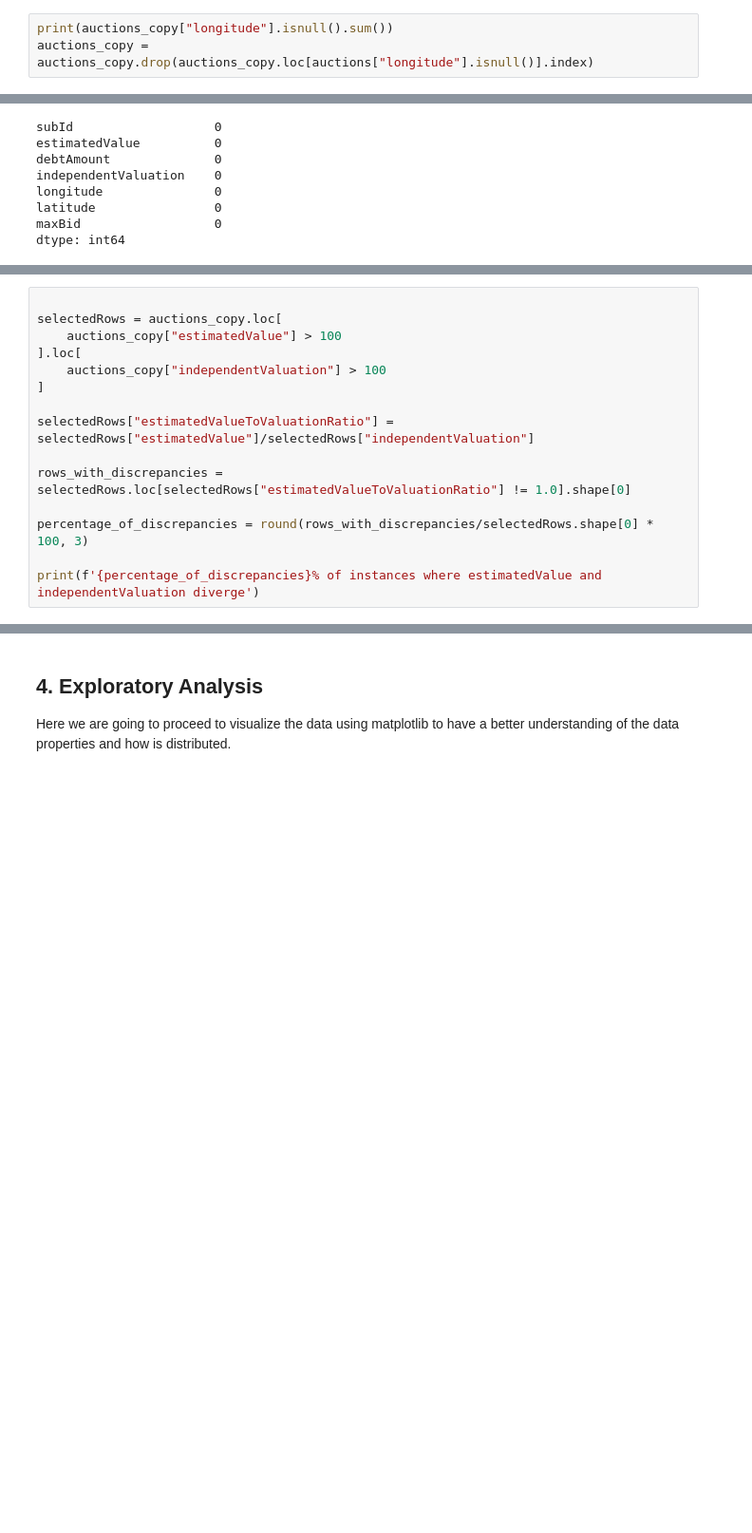
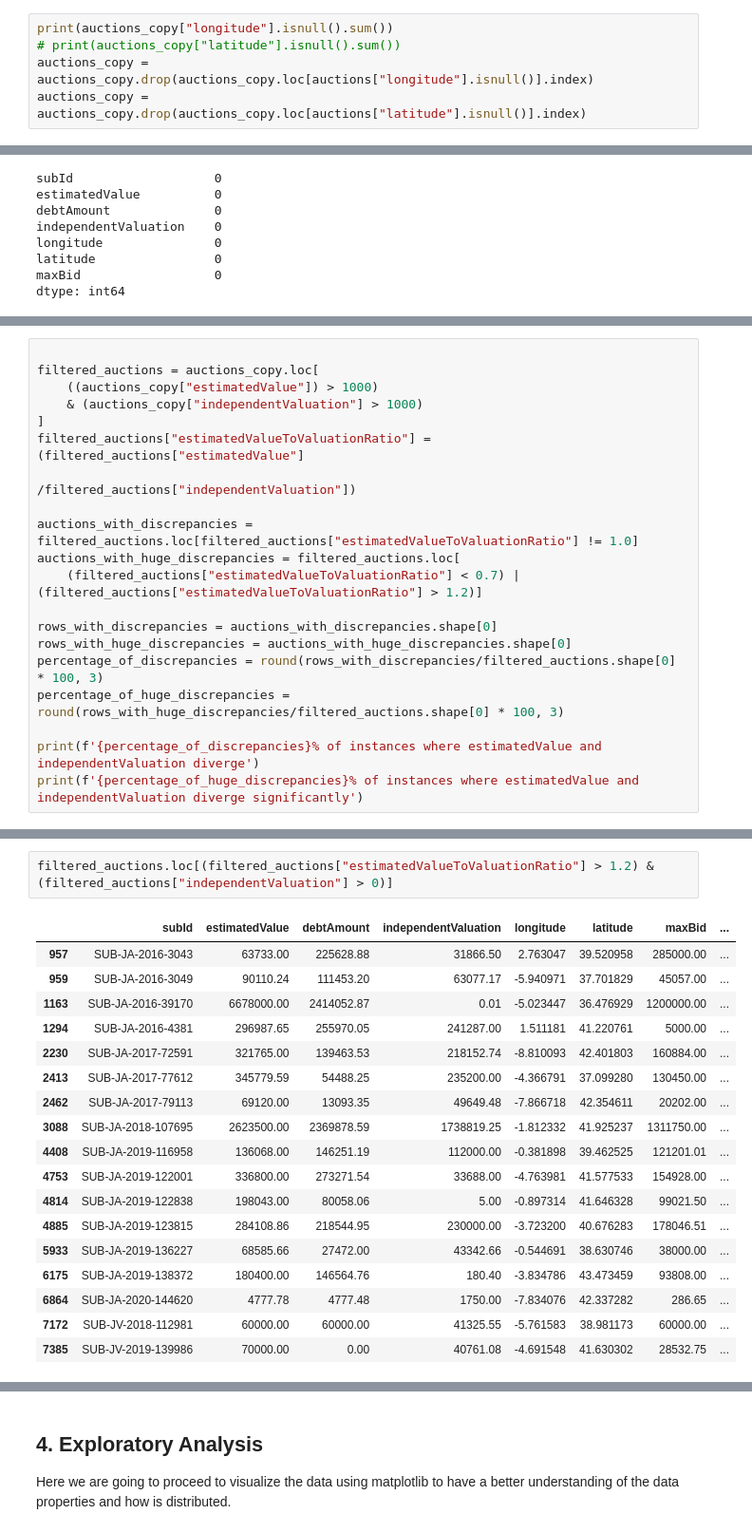
Before and after one commit to alexxxmf/scraper-for-repossesions, a Jupyter notebook: Predicting prices for repossessed assets in the Spanish market.ipynb, the cells around one changed output, grey strips where cells are left out. Shown at 95% size. Cells and saved outputs as stored; diff of their text form; blank space fills up the shorter version.

```diff
--- a/Predicting prices for repossessed assets in the Spanish market.ipynb
+++ b/Predicting prices for repossessed assets in the Spanish market.ipynb
@@ -103,6 +105,8 @@ auctions_copy.sample(10)
 # %%
 print(auctions_copy["longitude"].isnull().sum())
+# print(auctions_copy["latitude"].isnull().sum())
 auctions_copy = auctions_copy.drop(auctions_copy.loc[auctions["longitude"].isnull()].index)
+auctions_copy = auctions_copy.drop(auctions_copy.loc[auctions["latitude"].isnull()].index)
 # %% [output]
 146
 # %%
@@ -119,16 +125,21 @@ dtype: int64
 # %%
 
-selectedRows = auctions_copy.loc[
-    auctions_copy["estimatedValue"] > 100
-].loc[
-    auctions_copy["independentValuation"] > 100
+filtered_auctions = auctions_copy.loc[
+    ((auctions_copy["estimatedValue"]) > 1000)
+    & (auctions_copy["independentValuation"] > 1000)
 ]
+filtered_auctions["estimatedValueToValuationRatio"] = (filtered_auctions["estimatedValue"]
+                                                       /filtered_auctions["independentValuation"])
 
-selectedRows["estimatedValueToValuationRatio"] = selectedRows["estimatedValue"]/selectedRows["independentValuation"]
+auctions_with_discrepancies = filtered_auctions.loc[filtered_auctions["estimatedValueToValuationRatio"] != 1.0]
+auctions_with_huge_discrepancies = filtered_auctions.loc[
+    (filtered_auctions["estimatedValueToValuationRatio"] < 0.7) | (filtered_auctions["estimatedValueToValuationRatio"] > 1.2)]
 
-rows_with_discrepancies = selectedRows.loc[selectedRows["estimatedValueToValuationRatio"] != 1.0].shape[0]
-
-percentage_of_discrepancies = round(rows_with_discrepancies/selectedRows.shape[0] * 100, 3)
+rows_with_discrepancies = auctions_with_discrepancies.shape[0]
+rows_with_huge_discrepancies = auctions_with_huge_discrepancies.shape[0]
+percentage_of_discrepancies = round(rows_with_discrepancies/filtered_auctions.shape[0] * 100, 3)
+percentage_of_huge_discrepancies = round(rows_with_huge_discrepancies/filtered_auctions.shape[0] * 100, 3)
 
 print(f'{percentage_of_discrepancies}% of instances where estimatedValue and independentValuation diverge')
+print(f'{percentage_of_huge_discrepancies}% of instances where estimatedValue and independentValuation diverge significantly')
 # %% [output]
@@ -137,0 +152,21 @@ After this discovery is better to assume in favour of simplicity to drop the **"
+# %%
+filtered_auctions.loc[(filtered_auctions["estimatedValueToValuationRatio"] > 1.2) & (filtered_auctions["independentValuation"] > 0)]
+# %% [output]
+|  | subId | estimatedValue | debtAmount | independentValuation | longitude | latitude | maxBid | ... |
+| 957 | SUB-JA-2016-3043 | 63733.00 | 225628.88 | 31866.50 | 2.763047 | 39.520958 | 285000.00 | ... |
+| 959 | SUB-JA-2016-3049 | 90110.24 | 111453.20 | 63077.17 | -5.940971 | 37.701829 | 45057.00 | ... |
+| 1163 | SUB-JA-2016-39170 | 6678000.00 | 2414052.87 | 0.01 | -5.023447 | 36.476929 | 1200000.00 | ... |
+| 1294 | SUB-JA-2016-4381 | 296987.65 | 255970.05 | 241287.00 | 1.511181 | 41.220761 | 5000.00 | ... |
+| 2230 | SUB-JA-2017-72591 | 321765.00 | 139463.53 | 218152.74 | -8.810093 | 42.401803 | 160884.00 | ... |
+| 2413 | SUB-JA-2017-77612 | 345779.59 | 54488.25 | 235200.00 | -4.366791 | 37.099280 | 130450.00 | ... |
+| 2462 | SUB-JA-2017-79113 | 69120.00 | 13093.35 | 49649.48 | -7.866718 | 42.354611 | 20202.00 | ... |
+| 3088 | SUB-JA-2018-107695 | 2623500.00 | 2369878.59 | 1738819.25 | -1.812332 | 41.925237 | 1311750.00 | ... |
+| 4408 | SUB-JA-2019-116958 | 136068.00 | 146251.19 | 112000.00 | -0.381898 | 39.462525 | 121201.01 | ... |
+| 4753 | SUB-JA-2019-122001 | 336800.00 | 273271.54 | 33688.00 | -4.763981 | 41.577533 | 154928.00 | ... |
+| 4814 | SUB-JA-2019-122838 | 198043.00 | 80058.06 | 5.00 | -0.897314 | 41.646328 | 99021.50 | ... |
+| 4885 | SUB-JA-2019-123815 | 284108.86 | 218544.95 | 230000.00 | -3.723200 | 40.676283 | 178046.51 | ... |
+| 5933 | SUB-JA-2019-136227 | 68585.66 | 27472.00 | 43342.66 | -0.544691 | 38.630746 | 38000.00 | ... |
+| 6175 | SUB-JA-2019-138372 | 180400.00 | 146564.76 | 180.40 | -3.834786 | 43.473459 | 93808.00 | ... |
+| 6864 | SUB-JA-2020-144620 | 4777.78 | 4777.48 | 1750.00 | -7.834076 | 42.337282 | 286.65 | ... |
+| 7172 | SUB-JV-2018-112981 | 60000.00 | 60000.00 | 41325.55 | -5.761583 | 38.981173 | 60000.00 | ... |
+| 7385 | SUB-JV-2019-139986 | 70000.00 | 0.00 | 40761.08 | -4.691548 | 41.630302 | 28532.75 | ... |
```
Also changed, not shown: parts of 11 cells of this notebook, 4 other files.
